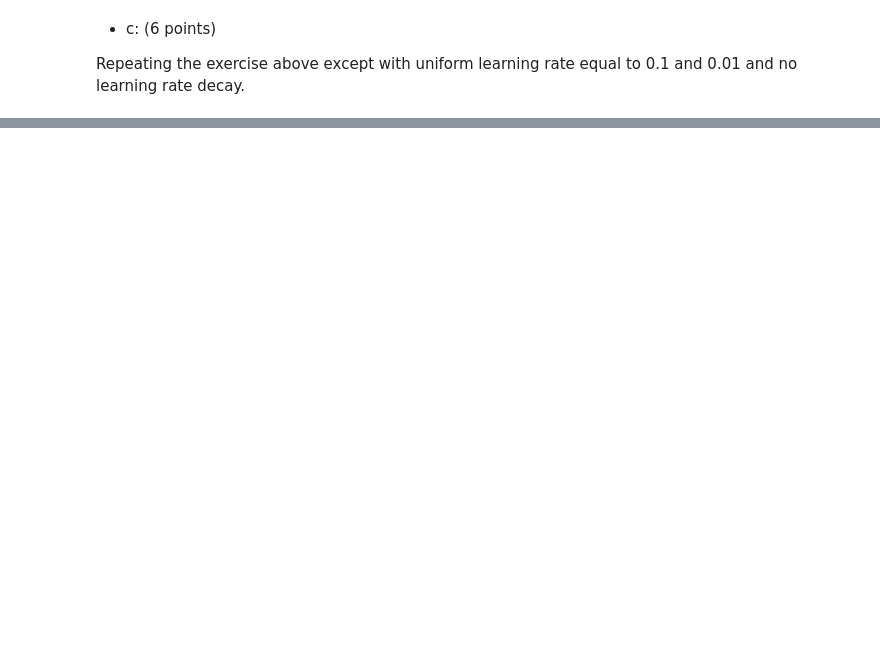
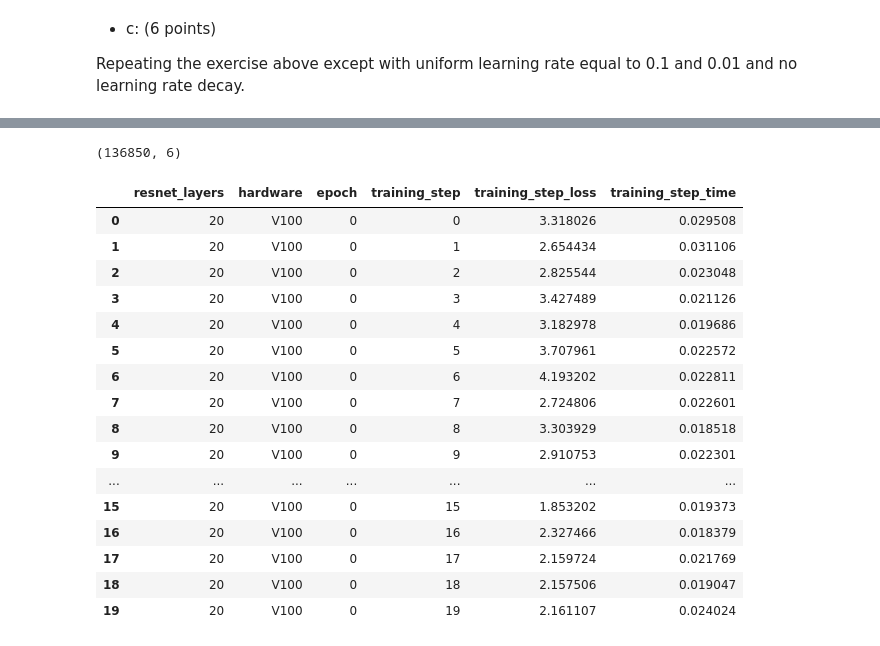
Before and after one commit to zach-lawless/coms6998-assignments, a Jupyter notebook: a4/ztl2103_coms6998_a4.ipynb, the cells around one changed output, grey strips where cells are left out. Drawn from its saved outputs; the diff is of its cells as text; code cells hidden in the pictures; blank space fills up the shorter version.

Commit message:
completed resnet20 on V100

```diff
--- a/a4/ztl2103_coms6998_a4.ipynb
+++ b/a4/ztl2103_coms6998_a4.ipynb
@@ -442,0 +684,22 @@ Given these computation times, we can divide by 1 second to get throughput, or t
+# %%
+# Fetch model
+model = resnet20()
+
+# Set up criterion
+criterion = nn.CrossEntropyLoss()
+
+# Observe that all parameters are being optimized
+optimizer = optim.SGD(model.parameters(), lr=0.1, momentum=0.9)
+
+# Decay LR by a factor of 0.1 every 60 epochs
+exp_lr_scheduler = lr_scheduler.StepLR(optimizer, step_size=100, gamma=0.1)
+
+# Send model to device
+model = model.to(device)
+
+# Train
+num_epochs = 350
+resnet_layers = 20
+hardware = 'V100'
+model, results_df = train_model(model, resnet_layers, hardware, dataloaders,
+                                criterion, optimizer, exp_lr_scheduler, num_epochs)
@@ -442,0 +724,24 @@ Given these computation times, we can divide by 1 second to get throughput, or t
+# %%
+results_df.shape
+# %% [output]
+(136850, 6)
+# %%
+results_df.head(20)
+# %% [output]
+|  | resnet_layers | hardware | epoch | training_step | training_step_loss | training_step_time |
+| 0 | 20 | V100 | 0 | 0 | 3.318026 | 0.029508 |
+| 1 | 20 | V100 | 0 | 1 | 2.654434 | 0.031106 |
+| 2 | 20 | V100 | 0 | 2 | 2.825544 | 0.023048 |
+| 3 | 20 | V100 | 0 | 3 | 3.427489 | 0.021126 |
+| 4 | 20 | V100 | 0 | 4 | 3.182978 | 0.019686 |
+| 5 | 20 | V100 | 0 | 5 | 3.707961 | 0.022572 |
+| 6 | 20 | V100 | 0 | 6 | 4.193202 | 0.022811 |
+| 7 | 20 | V100 | 0 | 7 | 2.724806 | 0.022601 |
+| 8 | 20 | V100 | 0 | 8 | 3.303929 | 0.018518 |
+| 9 | 20 | V100 | 0 | 9 | 2.910753 | 0.022301 |
+| ... | ... | ... | ... | ... | ... | ... |
+| 15 | 20 | V100 | 0 | 15 | 1.853202 | 0.019373 |
+| 16 | 20 | V100 | 0 | 16 | 2.327466 | 0.018379 |
+| 17 | 20 | V100 | 0 | 17 | 2.159724 | 0.021769 |
+| 18 | 20 | V100 | 0 | 18 | 2.157506 | 0.019047 |
+| 19 | 20 | V100 | 0 | 19 | 2.161107 | 0.024024 |
```
Also changed, not shown: parts of 15 cells of this notebook, 1 other file.
